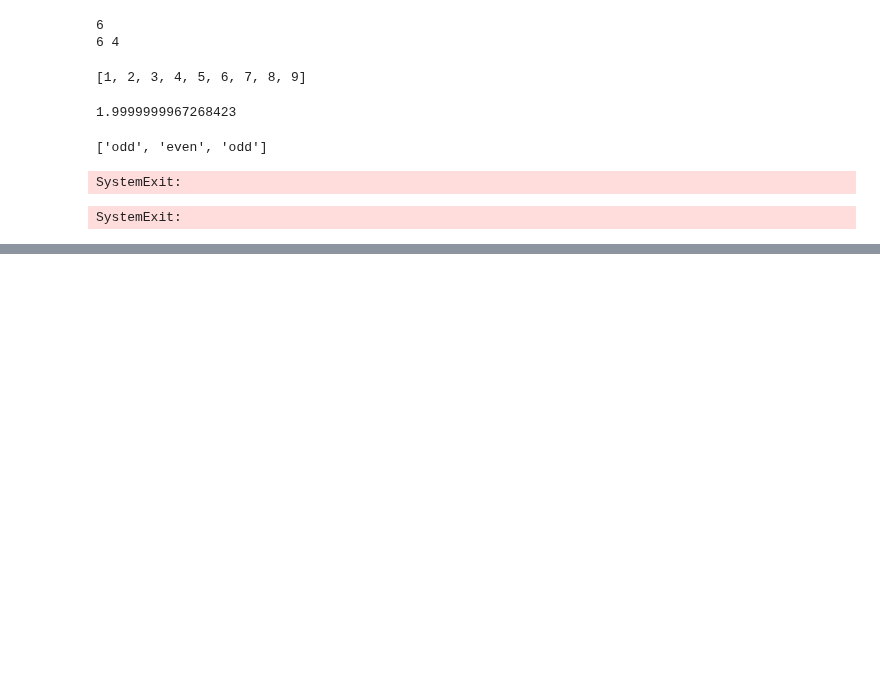
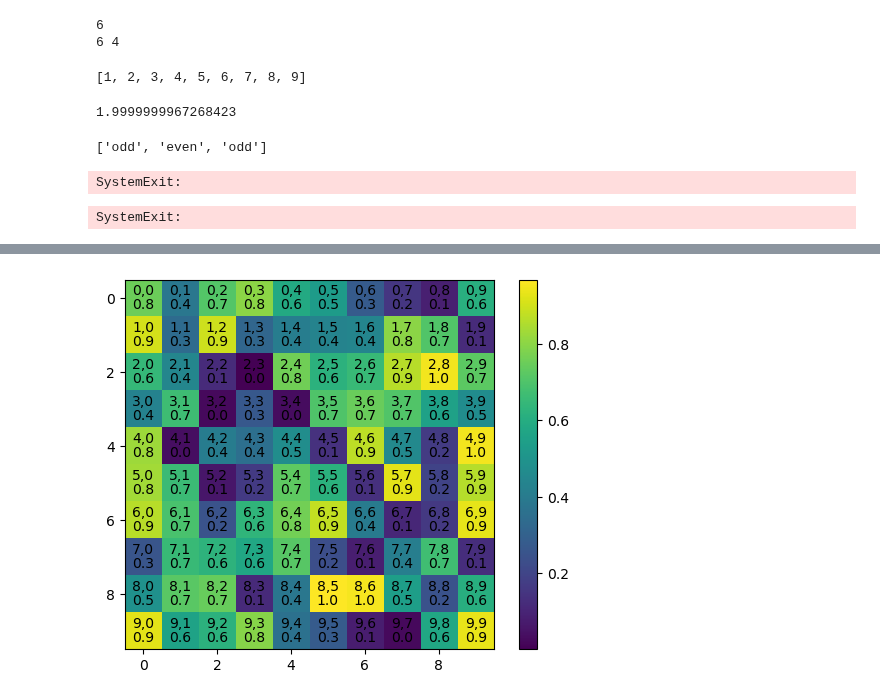
Before and after one commit to tanvirulz/funloop, a Jupyter notebook: sandbox.ipynb, the cells around one changed output, grey strips where cells are left out. Cells and saved outputs as stored; diff of their text form; code cells hidden in the pictures; blank space fills up the shorter version.

```diff
--- a/sandbox.ipynb
+++ b/sandbox.ipynb
@@ -400,0 +415,3 @@ SystemExit:
+# %%
+words = open("names.txt","r").read().splitlines()
+words[:3]
@@ -400,0 +484,15 @@ SystemExit:
+# %%
+import matplotlib.pyplot as plt
+import numpy as np
+
+# Example: show a 2D array as an image
+data = np.random.rand(10, 10)  # 10x10 matrix of random floats
+plt.imshow(data, cmap='viridis')
+plt.colorbar()  # optional: shows color scale
+for i in range(data.shape[0]):
+    for j in range(data.shape[1]):
+        plt.text(j,i,f'{i},{j}',ha="center", va="bottom")
+        plt.text(j,i,f'{data[i][j]:.1f}',ha="center", va="top")
+plt.show()
+# %% [output]
+[figure, added]
```
Also changed, not shown: parts of 11 cells of this notebook.
